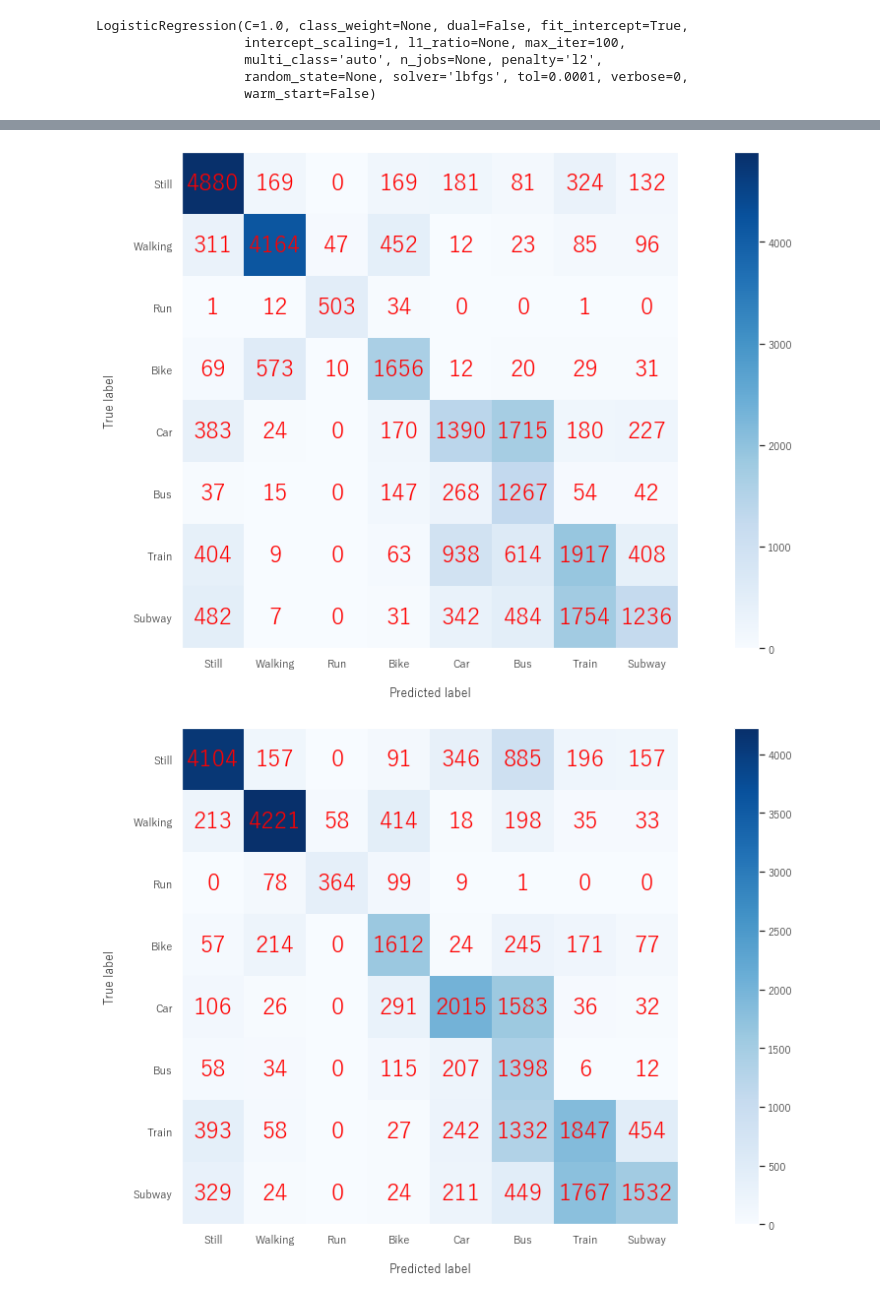
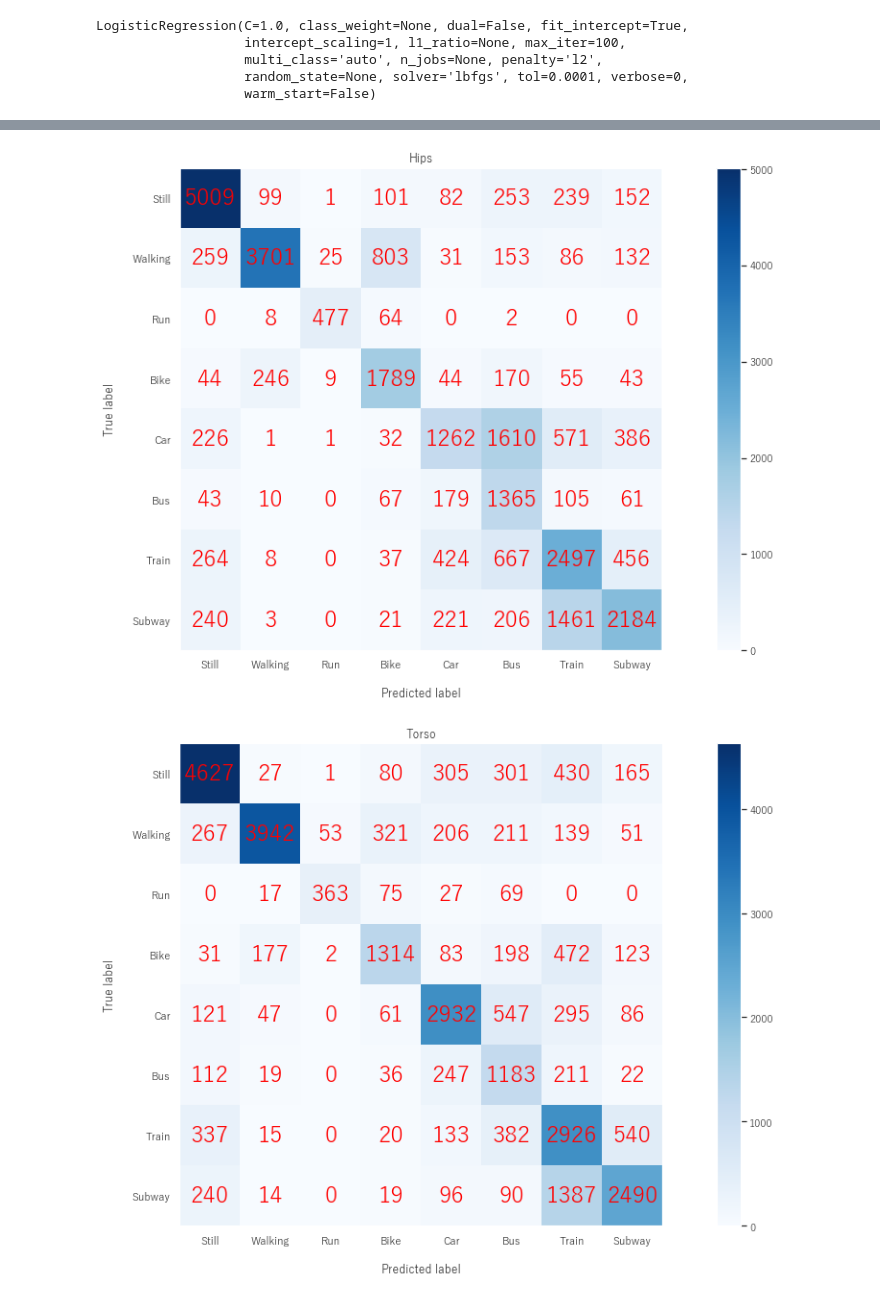
Before and after one commit to nekketsu2010/SHL2020, a Jupyter notebook: Notebook/安部関口分類フロー検証/Untitled.ipynb, the cells around one changed output, grey strips where cells are left out. Cells and saved outputs as stored; diff of their text form; code cells hidden in the pictures.

```diff
--- a/Notebook/安部関口分類フロー検証/Untitled.ipynb
+++ b/Notebook/安部関口分類フロー検証/Untitled.ipynb
@@ -65,11 +67,15 @@ def pattern1Concat(pattern, kind, hold_position, name):
         label = np.load("../../Data/センサ別npyファイル/validation/validation_Bag/validation_Bag_Label.npy")[:, 0].reshape([-1, 1])
 
     file_path = rename(pattern, kind, hold_position, name)
+
+    print(name, np.load(file_path).shape)
+
     predict = np.argmax(np.load(file_path), axis=1).reshape([-1, 1])
 
     if kind == "train" and name == "安部":
         predict = np.delete(predict, 120845, 0)
-    if name == "関口":
+
+    if name != "熊野":
         predict += 1
 
     print(label.shape, predict.shape, np.unique(predict))
@@ -101,7 +107,7 @@ def pattern2Concat(pattern, kind, hold_position, name):
 # %%
 hold_positions = ["Bag", "Hips", "Torso", "Hand"]
 
-names = ["安部", "関口"]
+names = ["安部", "関口", "熊野", "横山"]
 patterns = []
 
 for name in names:
@@ -140,7 +157,7 @@ for pattern, name in zip(patterns, names):
 # %% [markdown]
 # 保持位置ごと成績をチェック
 # %%
-names = ["安部", "関口"]
+names = ["安部", "関口", "横山", "熊野"]
 patterns = []
 
 for name in names:
@@ -176,12 +203,12 @@ def logisticX_pattern1():
     for hold_position in hold_positions:
         file_path = rename("1", "train", hold_position, names[0])
         xx = np.load(file_path).reshape([-1, 8])
-        if names[0] == "安部":
+        if names[0] == "安部" or names[0] == "横山":
             xx = np.delete(xx, 120845, 0)
         for name in names[1:]:
             file_path = rename("1", "train", hold_position, name)
             tmp = np.load(file_path).reshape([-1, 8])
-            if name == "安部":
+            if name == "安部" or name == "横山":
                 tmp = np.delete(tmp, 120845, 0)
             xx = np.concatenate([xx, tmp], axis=1)
             print(xx.shape)
@@ -303,6 +346,7 @@ print("アンサンブル結果", f1)
 hold_positions = ["Bag", "Hips", "Torso", "Hand"]
 for i in range(4):
     plot_confusion_matrix(y_test[y_test.shape[0]//4*i:y_test.shape[0]//4*(i+1)], predict[y_test.shape[0]//4*i:y_test.shape[0]//4*(i+1)], class_names, normalize=False, fontsize=24)
+    plt.title(hold_positions[i])
     plt.grid(False)
 
     f1 = f1_score(y_test[y_test.shape[0]//4*i:y_test.shape[0]//4*(i+1)], predict[y_test.shape[0]//4*i:y_test.shape[0]//4*(i+1)], average="macro")
@@ -316,2 +360,2 @@ Hand_アンサンブル結果 0.5445855989259409
-[figure, old version]
+[figure, new version]
-[figure, old version]
+[figure, new version]
```
Also changed, not shown: parts of 11 cells of this notebook, 6 other files.
